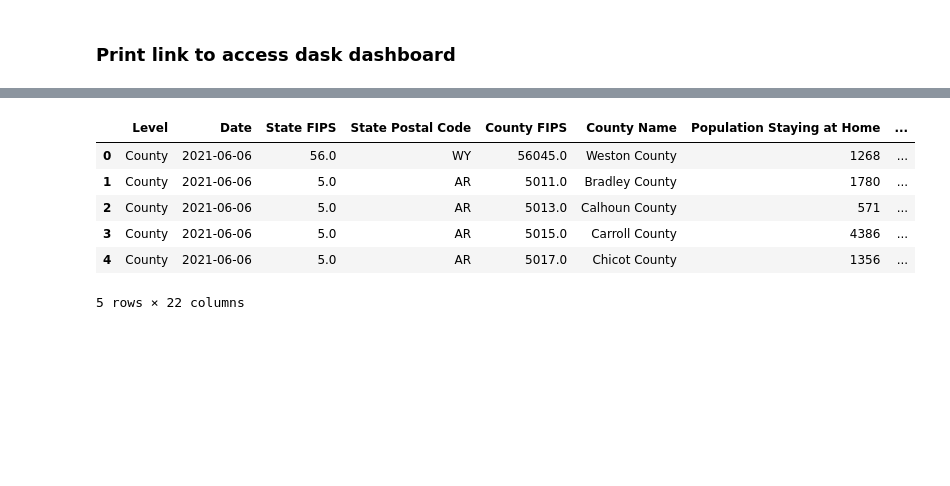
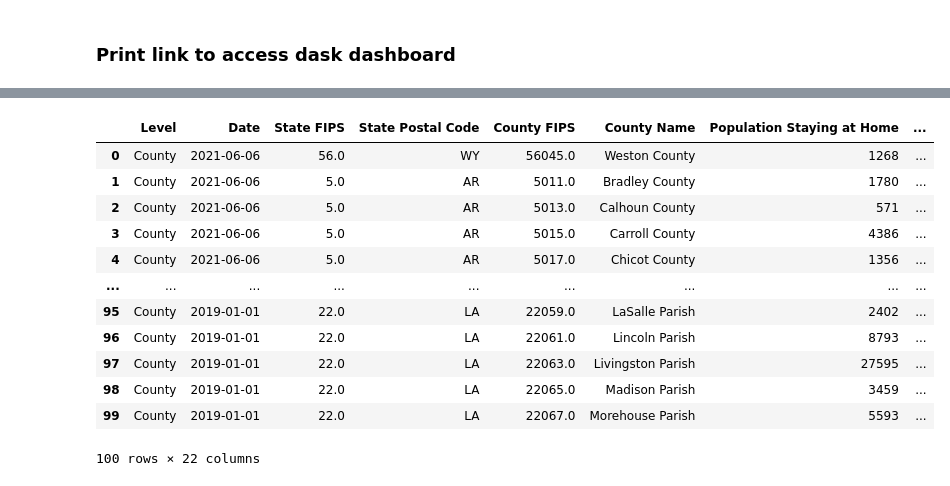
Before and after one commit to SAK-Dev21/Data-Science-Coursework, a Jupyter notebook: testing files/distance-analysis-dataset.ipynb, the cells around one changed output, grey strips where cells are left out. Drawn from its saved outputs; the diff is of its cells as text; code cells hidden in the pictures; blank space fills up the shorter version.

```diff
--- a/testing files/distance-analysis-dataset.ipynb
+++ b/testing files/distance-analysis-dataset.ipynb
@@ -4,0 +10,4 @@ import time
+# %%
+df_pd = pd.read_csv(("../datasets/cleaned-datasets/Trips_by_Distance-cleaned.csv"))
+
+pd.set_option('display.max_columns', None)
@@ -24,13 +52,19 @@ http://127.0.0.1:64520/status
 # %%
-df.head()
+df.head(100)
 # %% [output]
 |  | Level | Date | State FIPS | State Postal Code | County FIPS | County Name | Population Staying at Home | ... |
 | 0 | County | 2021-06-06 | 56.0 | WY | 56045.0 | Weston County | 1268 | ... |
 | 1 | County | 2021-06-06 | 5.0 | AR | 5011.0 | Bradley County | 1780 | ... |
 | 2 | County | 2021-06-06 | 5.0 | AR | 5013.0 | Calhoun County | 571 | ... |
 | 3 | County | 2021-06-06 | 5.0 | AR | 5015.0 | Carroll County | 4386 | ... |
 | 4 | County | 2021-06-06 | 5.0 | AR | 5017.0 | Chicot County | 1356 | ... |
+| ... | ... | ... | ... | ... | ... | ... | ... | ... |
+| 95 | County | 2019-01-01 | 22.0 | LA | 22059.0 | LaSalle Parish | 2402 | ... |
+| 96 | County | 2019-01-01 | 22.0 | LA | 22061.0 | Lincoln Parish | 8793 | ... |
+| 97 | County | 2019-01-01 | 22.0 | LA | 22063.0 | Livingston Parish | 27595 | ... |
+| 98 | County | 2019-01-01 | 22.0 | LA | 22065.0 | Madison Parish | 3459 | ... |
+| 99 | County | 2019-01-01 | 22.0 | LA | 22067.0 | Morehouse Parish | 5593 | ... |
-5 rows × 22 columns
+100 rows × 22 columns
 # %%
 def run_dask_task(n_workers):
     # Scale the existing cluster
```
Also changed, not shown: parts of 26 cells of this notebook, 7 other files.
